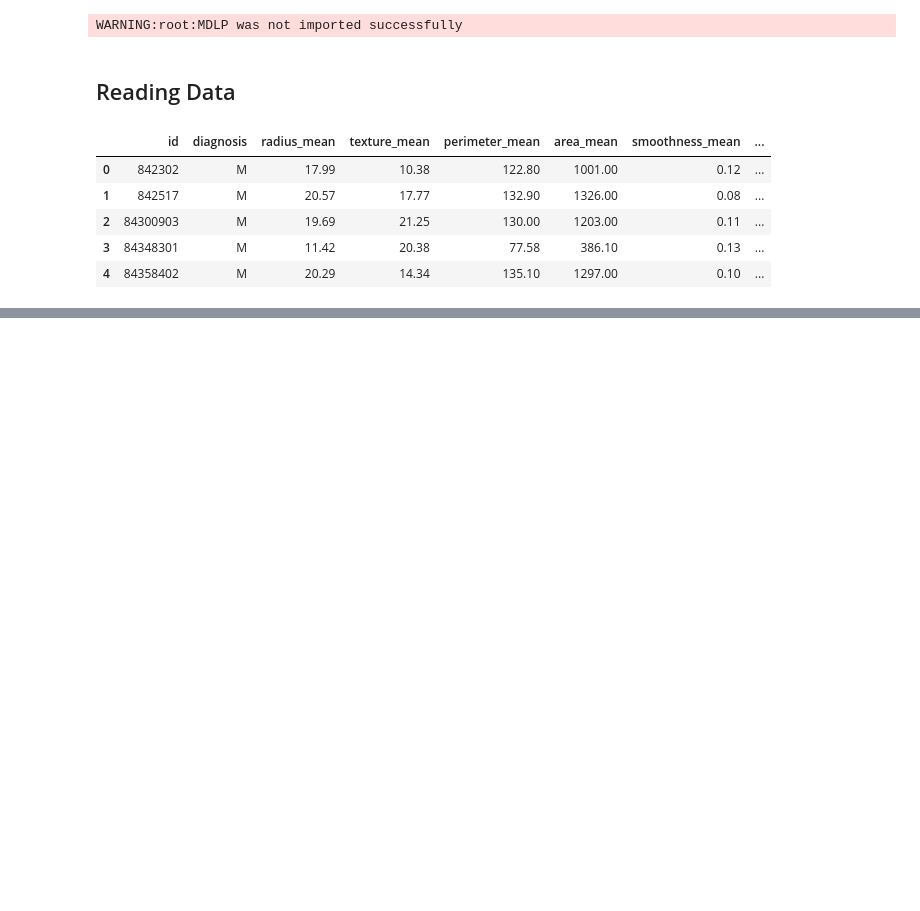
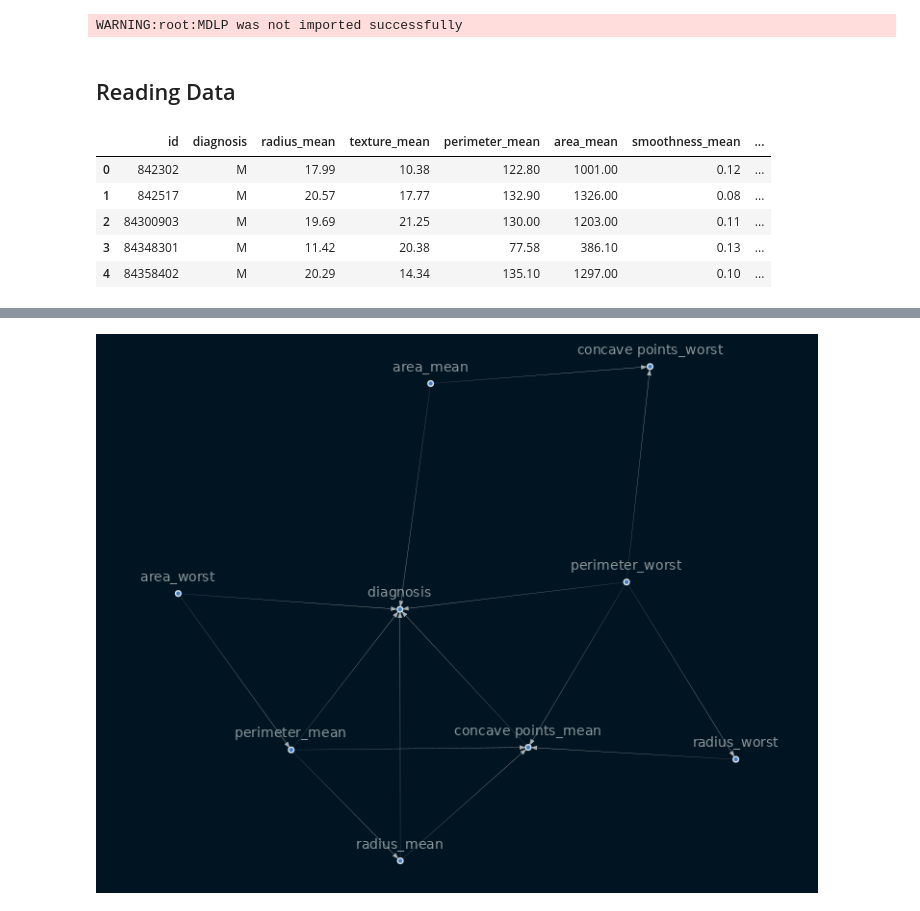
Before and after one commit to dagmawiii03/causal-inference, a Jupyter notebook: notebooks/Untitled.ipynb, the cells around one changed output, grey strips where cells are left out. Saved outputs shown, nothing was run; the diff lists cells and outputs as text; code cells hidden in the pictures; blank space fills up the shorter version.

```diff
--- a/notebooks/Untitled.ipynb
+++ b/notebooks/Untitled.ipynb
@@ -89,0 +108,5 @@ x.head(5)
+# %%
+sm.remove_edges_below_threshold(0.8)
+vz.vis_sm(sm)
+# %% [output]
+[figure, added]
```
Also changed, not shown: parts of 19 cells of this notebook.
